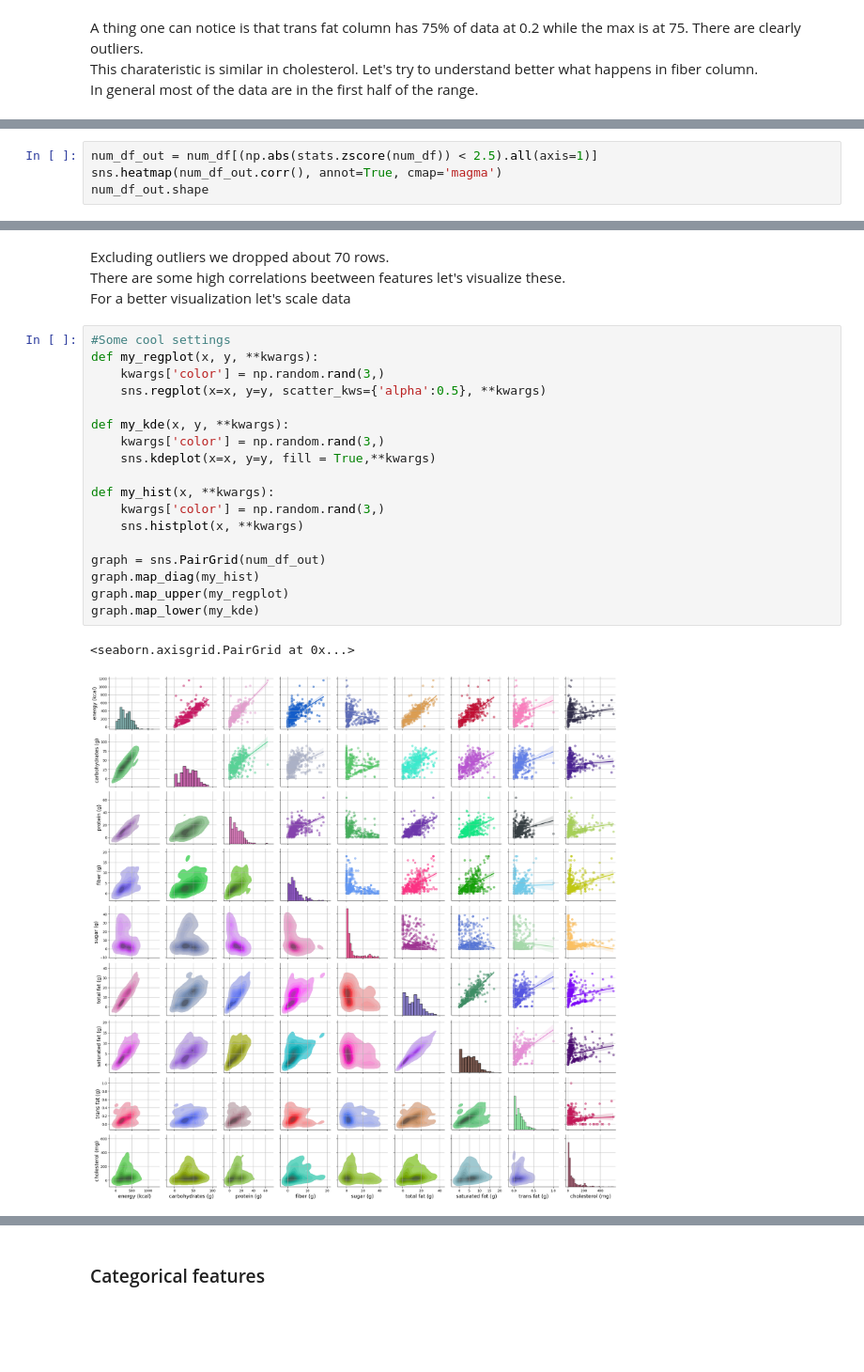
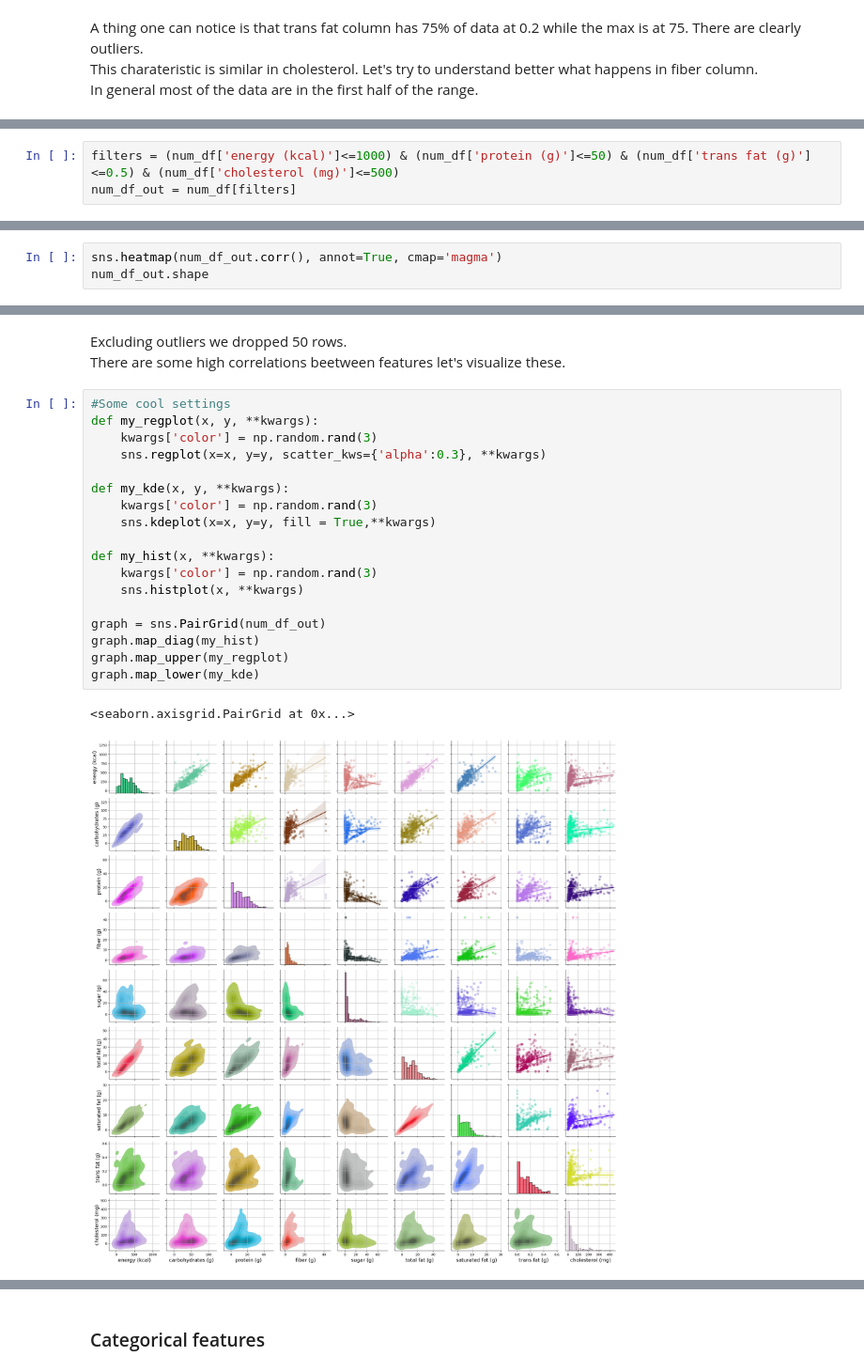
Before and after one commit to NicoGiamm/MachineLearning-DataScience_smallprojects, a Jupyter notebook: Fast Food Nutritional Values/Fast_food_analysis.ipynb, the cells around one changed output, grey strips where cells are left out. Shown at 94% size. Drawn from its saved outputs; the diff is of its cells as text; blank space fills up the shorter version.

```diff
--- a/Fast Food Nutritional Values/Fast_food_analysis.ipynb
+++ b/Fast Food Nutritional Values/Fast_food_analysis.ipynb
@@ -178,0 +177,3 @@ Now let's drop outliers (everything that is far from the mean over 2.5 sigma) an
+# %%
+filters = (num_df['energy (kcal)']<=1000) & (num_df['protein (g)']<=50) & (num_df['trans fat (g)']<=0.5) & (num_df['cholesterol (mg)']<=500)
+num_df_out = num_df[filters]
@@ -179,5 +192,4 @@ Now let's drop outliers (everything that is far from the mean over 2.5 sigma) an
 # %%
-num_df_out = num_df[(np.abs(stats.zscore(num_df)) < 2.5).all(axis=1)]
 sns.heatmap(num_df_out.corr(), annot=True, cmap='magma')
 num_df_out.shape
 # %% [output]
@@ -186,25 +198,24 @@ num_df_out.shape
 # %% [markdown]
-Excluding outliers we dropped about 70 rows. \
-There are some high correlations beetween features let's visualize these. \
-For a better visualization let's scale data
+Excluding outliers we dropped 50 rows. \
+There are some high correlations beetween features let's visualize these.
 # %%
 #Some cool settings
 def my_regplot(x, y, **kwargs):
-    kwargs['color'] = np.random.rand(3,)
-    sns.regplot(x=x, y=y, scatter_kws={'alpha':0.5}, **kwargs)
+    kwargs['color'] = np.random.rand(3)
+    sns.regplot(x=x, y=y, scatter_kws={'alpha':0.3}, **kwargs)
 
 def my_kde(x, y, **kwargs):
-    kwargs['color'] = np.random.rand(3,)
+    kwargs['color'] = np.random.rand(3)
     sns.kdeplot(x=x, y=y, fill = True,**kwargs)
 
 def my_hist(x, **kwargs):
-    kwargs['color'] = np.random.rand(3,)
+    kwargs['color'] = np.random.rand(3)
     sns.histplot(x, **kwargs)
 
 graph = sns.PairGrid(num_df_out)
 graph.map_diag(my_hist)
 graph.map_upper(my_regplot)
 graph.map_lower(my_kde)
 # %% [output]
 <seaborn.axisgrid.PairGrid at 0x...>
-[figure, old version]
+[figure, new version]
```
Also changed, not shown: parts of 19 cells of this notebook.
